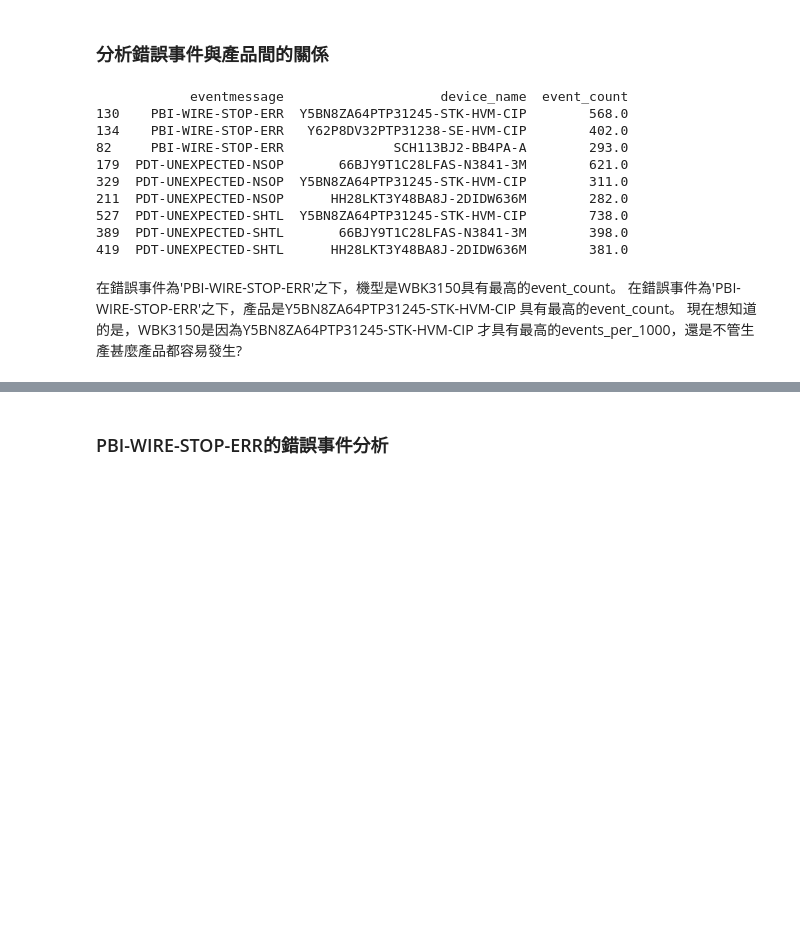
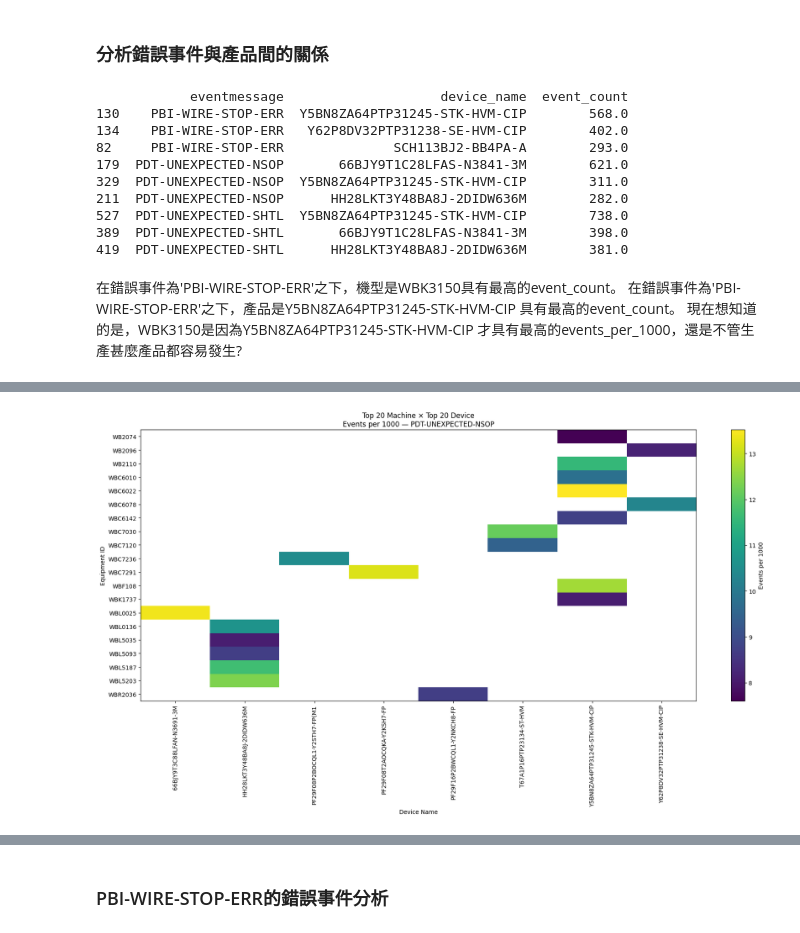
Before and after one commit to aceaceace123/test0804, a Jupyter notebook: WBMachine_ErrorEventAnalyze.ipynb, the cells around one changed output, grey strips where cells are left out. Saved outputs shown, nothing was run; the diff lists cells and outputs as text; code cells hidden in the pictures; blank space fills up the shorter version.

```diff
--- a/WBMachine_ErrorEventAnalyze.ipynb
+++ b/WBMachine_ErrorEventAnalyze.ipynb
@@ -483,0 +484,63 @@ plt.show()
+# %%
+# 1. 取 event_per_1000 最高的 Top 20 實際組合
+top20_combinations = (
+    machine_device_summary
+    .sort_values(
+        ["event_per_1000", "event_count"],
+        ascending=[False, False]
+    )
+    .head(20)
+    .copy()
+)
+
+# 2. 取得這 20 個組合涉及的機台和產品
+selected_machines = top20_combinations["equip_id"].unique()
+selected_devices = top20_combinations["device_name"].unique()
+
+# 3. 從完整 summary 中取出這些機台與產品的所有實際生產組合
+heatmap_data = machine_device_summary[
+    machine_device_summary["equip_id"].isin(selected_machines)
+    & machine_device_summary["device_name"].isin(selected_devices)
+].copy()
+
+# 4. 建立 Heatmap
+heatmap_pivot = heatmap_data.pivot(
+    index="equip_id",
+    columns="device_name",
+    values="event_per_1000"
+)
+
+# heatmap_pivot
+fig, ax = plt.subplots(figsize=(18, 10))
+
+image = ax.imshow(
+    heatmap_pivot.values,
+    aspect="auto"
+)
+
+# 設定 X 軸產品名稱
+ax.set_xticks(range(len(heatmap_pivot.columns)))
+ax.set_xticklabels(
+    heatmap_pivot.columns,
+    rotation=90
+)
+
+# 設定 Y 軸機台名稱
+ax.set_yticks(range(len(heatmap_pivot.index)))
+ax.set_yticklabels(heatmap_pivot.index)
+
+ax.set_xlabel("Device Name")
+ax.set_ylabel("Equipment ID")
+ax.set_title(
+    f"Top 20 Machine × Top 20 Device\n"
+    f"Events per 1000 — {event}"
+)
+
+# 加入色階說明
+colorbar = fig.colorbar(image, ax=ax)
+colorbar.set_label("Events per 1000")
+
+plt.tight_layout()
+plt.show()
+# %% [output]
+[figure, added]
```
Also changed, not shown: parts of 11 cells of this notebook.
